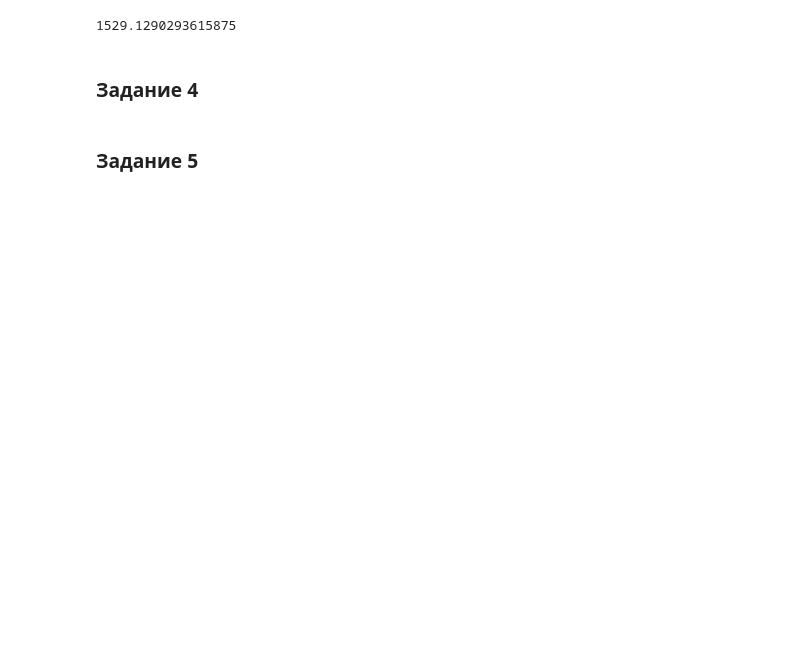
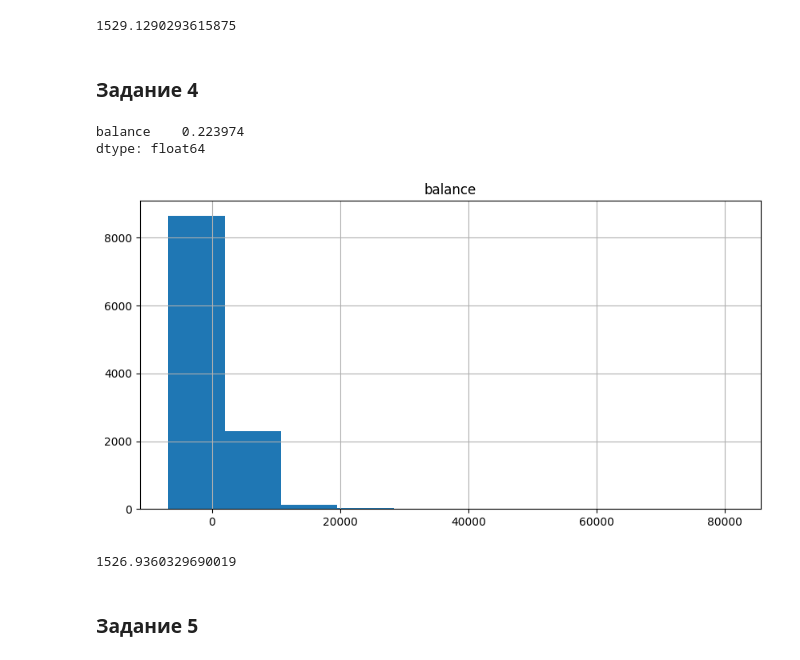
Before and after one commit to Alevtina529/test, a Jupyter notebook: Project_4_ML.ipynb, the cells around one changed output. Cells and saved outputs as stored; diff of their text form; code cells hidden in the pictures; blank space fills up the shorter version.

```diff
--- a/Project_4_ML.ipynb
+++ b/Project_4_ML.ipynb
@@ -121,3 +106,15 @@ df['balance'].mean()
 # %%
 # обработайте пропуски в признаки balance , заменив их на медианные значения по данному признаку
 # ваш код
+# %%
+cols_null_percent = df.isnull().mean() *100
+cols_with_null = cols_null_percent[cols_null_percent>0].sort_values(ascending=False)
+display(cols_with_null)
+# %% [output]
+balance    0.223974
+dtype: float64
+# %%
+cols = cols_with_null.index
+df[cols].hist(figsize=(10, 5));
+# %% [output]
+[figure, added]
@@ -124,3 +125,7 @@ df['balance'].mean()
+# %%
+df['balance'].mean()
+# %% [output]
+1526.9360329690019
 # %% [markdown]
 ### Задание 5
 # %%
```
Also changed, not shown: parts of 9 cells of this notebook.
